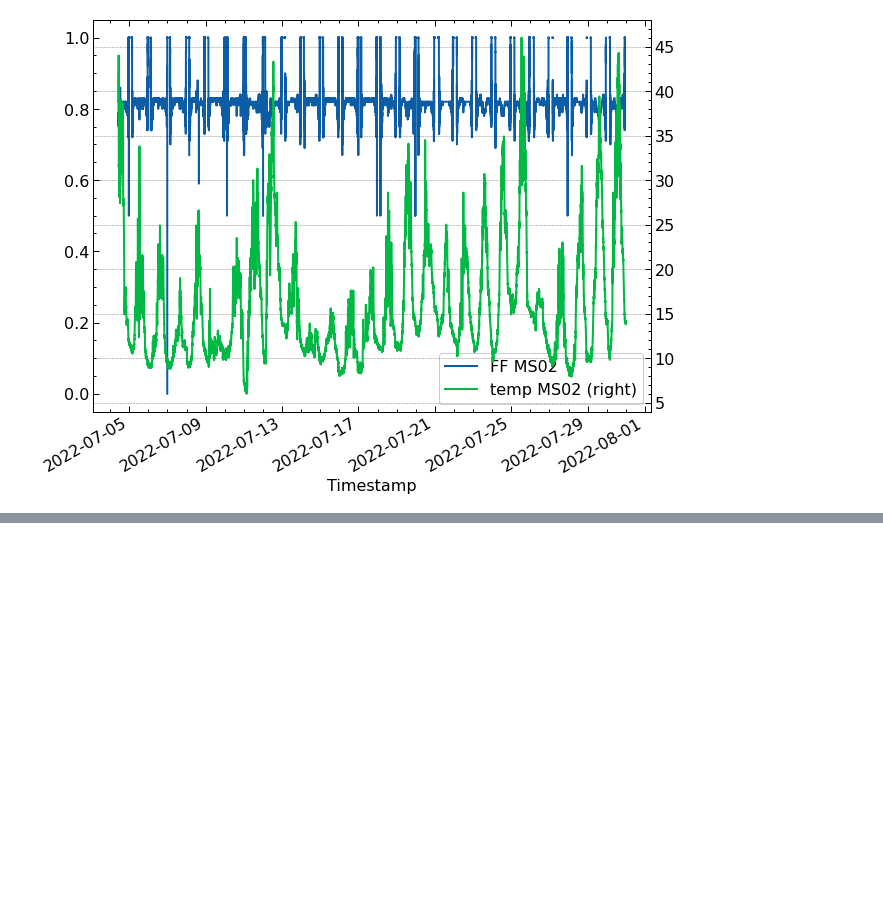
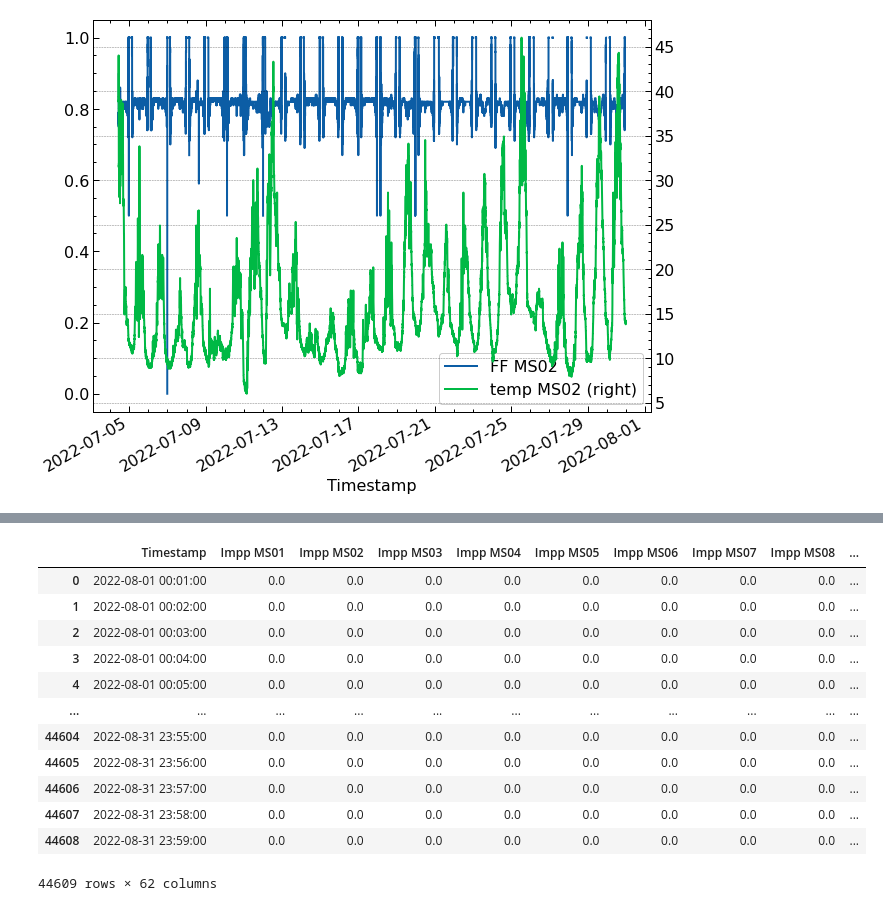
Before and after one commit to alfredoisg/MEDAL, a Jupyter notebook: AlfTests.ipynb, the cells around one changed output, grey strips where cells are left out. Saved outputs shown, nothing was run; the diff lists cells and outputs as text; code cells hidden in the pictures; blank space fills up the shorter version.

```diff
--- a/AlfTests.ipynb
+++ b/AlfTests.ipynb
@@ -48,0 +150,18 @@ df['Timestamp'].astype(str).str.contains(end_date))
+# %%
+df2 = alf_JoinAndLoad()
+# %%
+df2
+# %% [output]
+|  | Timestamp | Impp MS01 | Impp MS02 | Impp MS03 | Impp MS04 | Impp MS05 | Impp MS06 | Impp MS07 | Impp MS08 | ... |
+| 0 | 2022-08-01 00:01:00 | 0.0 | 0.0 | 0.0 | 0.0 | 0.0 | 0.0 | 0.0 | 0.0 | ... |
+| 1 | 2022-08-01 00:02:00 | 0.0 | 0.0 | 0.0 | 0.0 | 0.0 | 0.0 | 0.0 | 0.0 | ... |
+| 2 | 2022-08-01 00:03:00 | 0.0 | 0.0 | 0.0 | 0.0 | 0.0 | 0.0 | 0.0 | 0.0 | ... |
+| 3 | 2022-08-01 00:04:00 | 0.0 | 0.0 | 0.0 | 0.0 | 0.0 | 0.0 | 0.0 | 0.0 | ... |
+| 4 | 2022-08-01 00:05:00 | 0.0 | 0.0 | 0.0 | 0.0 | 0.0 | 0.0 | 0.0 | 0.0 | ... |
+| ... | ... | ... | ... | ... | ... | ... | ... | ... | ... | ... |
+| 44604 | 2022-08-31 23:55:00 | 0.0 | 0.0 | 0.0 | 0.0 | 0.0 | 0.0 | 0.0 | 0.0 | ... |
+| 44605 | 2022-08-31 23:56:00 | 0.0 | 0.0 | 0.0 | 0.0 | 0.0 | 0.0 | 0.0 | 0.0 | ... |
+| 44606 | 2022-08-31 23:57:00 | 0.0 | 0.0 | 0.0 | 0.0 | 0.0 | 0.0 | 0.0 | 0.0 | ... |
+| 44607 | 2022-08-31 23:58:00 | 0.0 | 0.0 | 0.0 | 0.0 | 0.0 | 0.0 | 0.0 | 0.0 | ... |
+| 44608 | 2022-08-31 23:59:00 | 0.0 | 0.0 | 0.0 | 0.0 | 0.0 | 0.0 | 0.0 | 0.0 | ... |
+44609 rows × 62 columns
```
Also changed, not shown: parts of 6 cells of this notebook, 1 other file.
